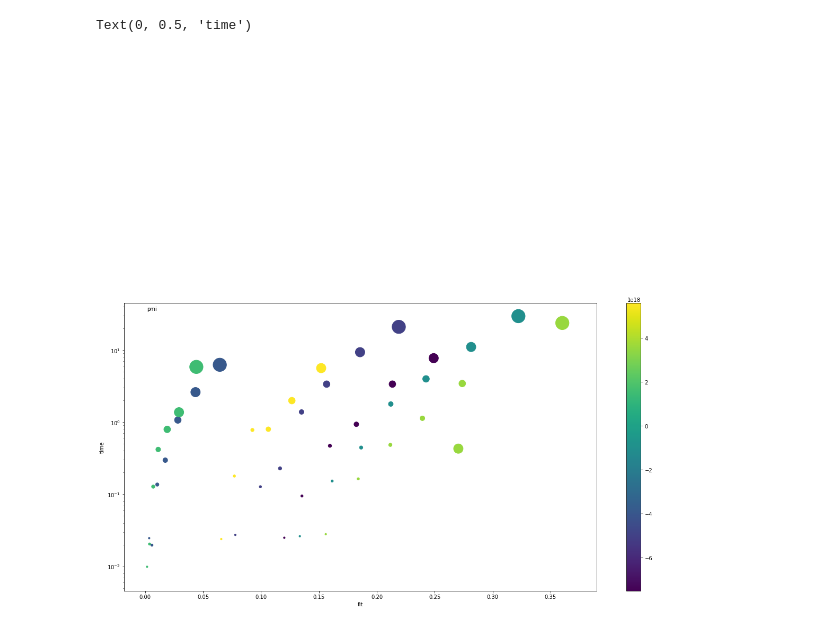
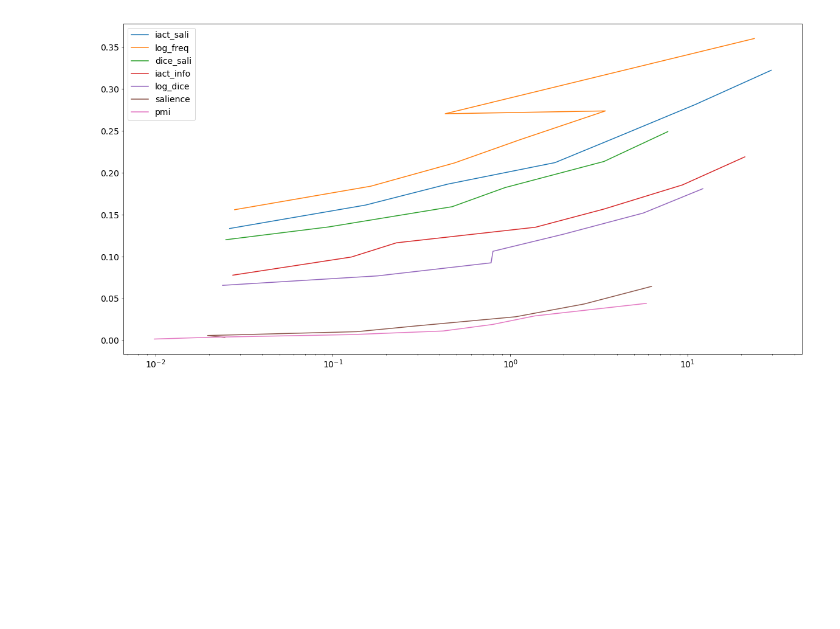
Before and after one commit to makrai/verb-tensor, a Jupyter notebook: show_exper.ipynb, the cells around one changed output. Cells and saved outputs as stored; diff of their text form; code cells hidden in the pictures; blank space fills up the shorter version.

Commit message:
plot lines as dim grows

```diff
--- a/show_exper.ipynb
+++ b/show_exper.ipynb
@@ -55,2 +65,2 @@ df_fixeddim = df[df.dim==32]
 # %%
-df_fixeddim.sort_values('fit', ascending=False)
+weights = df_fixeddim.sort_values('fit', ascending=False).weight
@@ -66,11 +67,14 @@ df_fixeddim.sort_values('fit', ascending=False)
 # %%
-plt.scatter(df.fit, df.time/60/60, s=10*df.dim, c=df.weight.apply(hash))#, df_fixeddim.weight.apply(hash))
-for i, ser in df[['fit', 'time', 'weight']].iterrows():
-    plt.annotate(ser.weight, (ser.fit, ser.time))
-plt.colorbar()
-plt.yscale('log')
-plt.xlabel('fit')
-plt.ylabel('time')
+for weight in weights:
+    df_w = df[df.weight==weight].sort_values('dim', ascending=False)
+    plt.plot(#df_w.dim,
+        df_w.time/60/60,
+        df_w.fit)
+
+#for i, ser in df[['fit', 'time', 'weight']].iterrows():
+#    plt.annotate(ser.weight, (ser.fit, ser.time))
+#plt.colorbar()
+plt.xscale('log')
+_ = plt.legend(weights)
 # %% [output]
-Text(0, 0.5, 'time')
-[figure, old version]
+[figure, new version]
```
Also changed, not shown: parts of 4 cells of this notebook.
